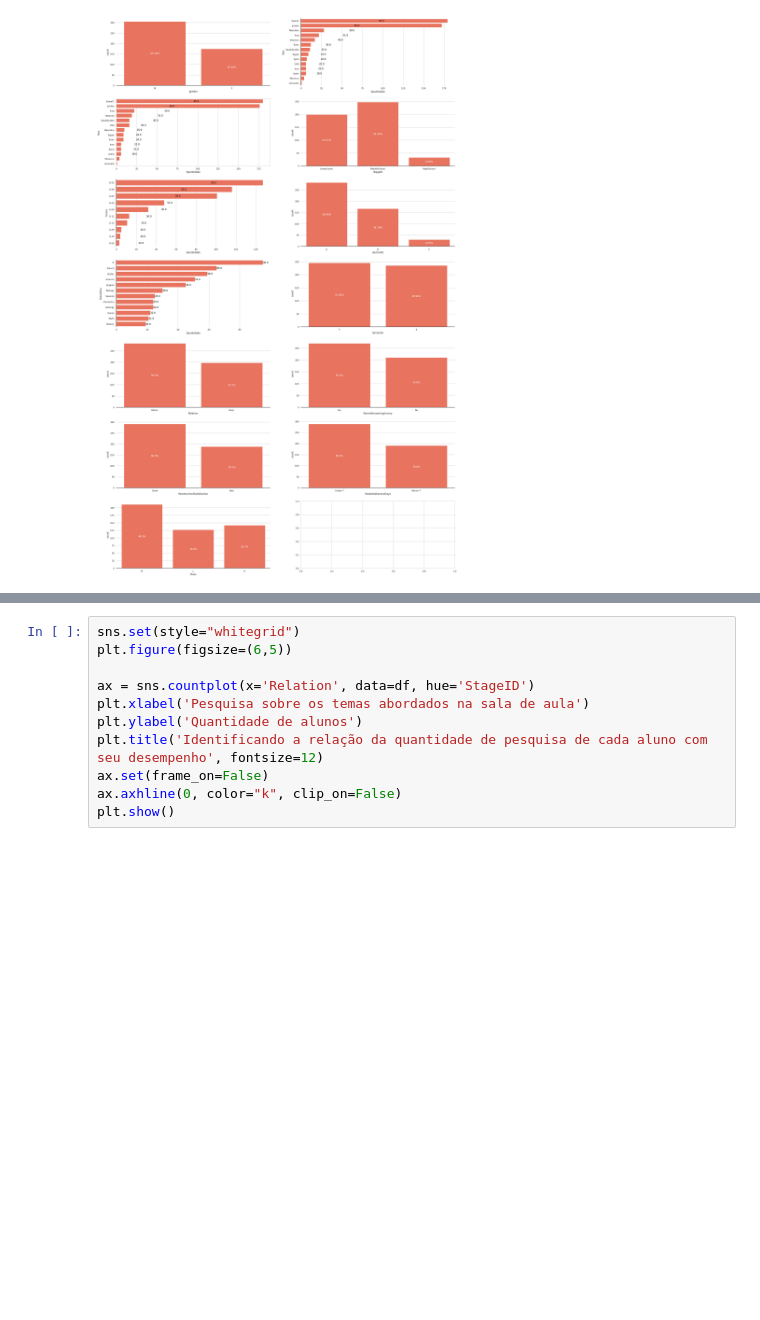
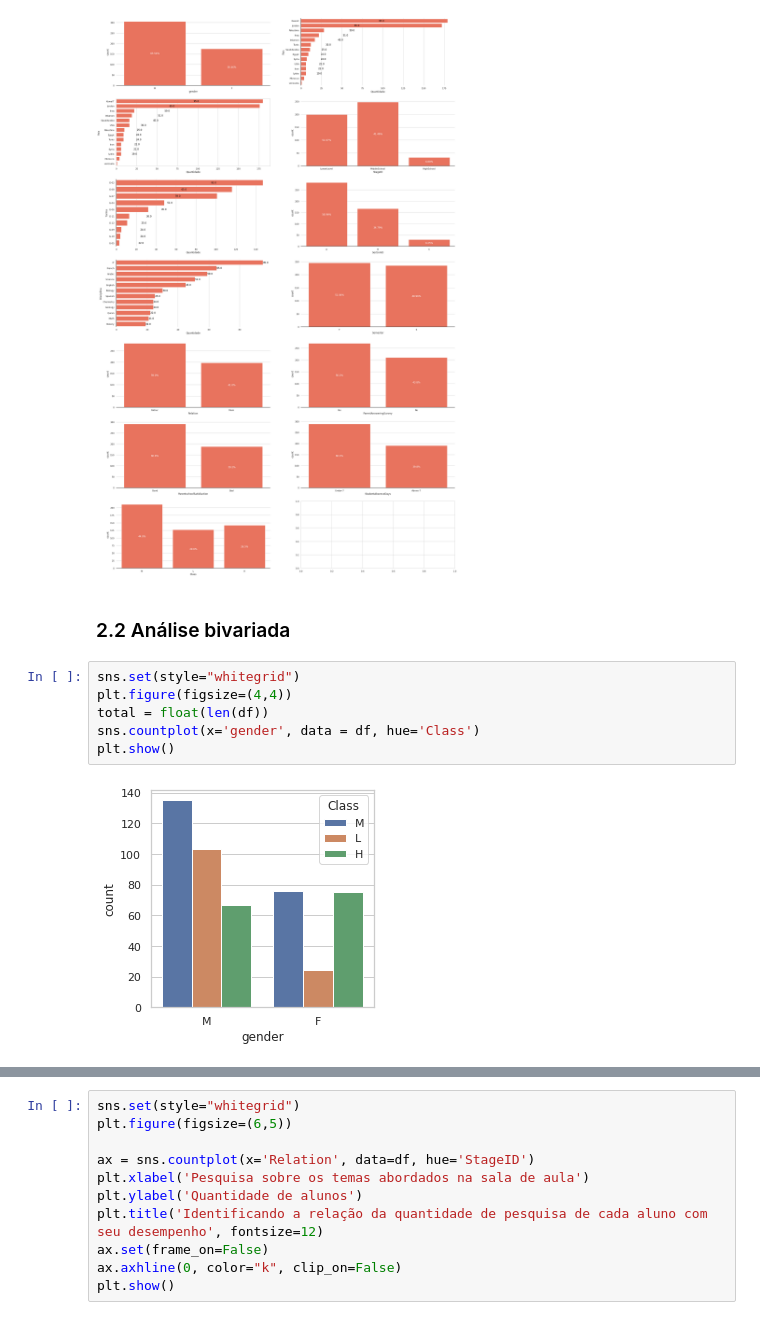
Before and after one commit to atlantico-academy/student-academic-performance, a Jupyter notebook: notebooks/01-exploratory_data_analysis.ipynb, the cells around one changed output, grey strips where cells are left out. Saved outputs shown, nothing was run; the diff lists cells and outputs as text; blank space fills up the shorter version.

```diff
--- a/notebooks/01-exploratory_data_analysis.ipynb
+++ b/notebooks/01-exploratory_data_analysis.ipynb
@@ -622,3 +622,13 @@ ax.bar_label(
 plt.show()
 # %% [output]
 [figure]
+# %% [markdown]
+### 2.2 Análise bivariada
+# %%
+sns.set(style="whitegrid")
+plt.figure(figsize=(4,4))
+total = float(len(df))
+sns.countplot(x='gender', data = df, hue='Class')
+plt.show()
+# %% [output]
+[figure, added]
```
Also changed, not shown: parts of 19 cells of this notebook.
